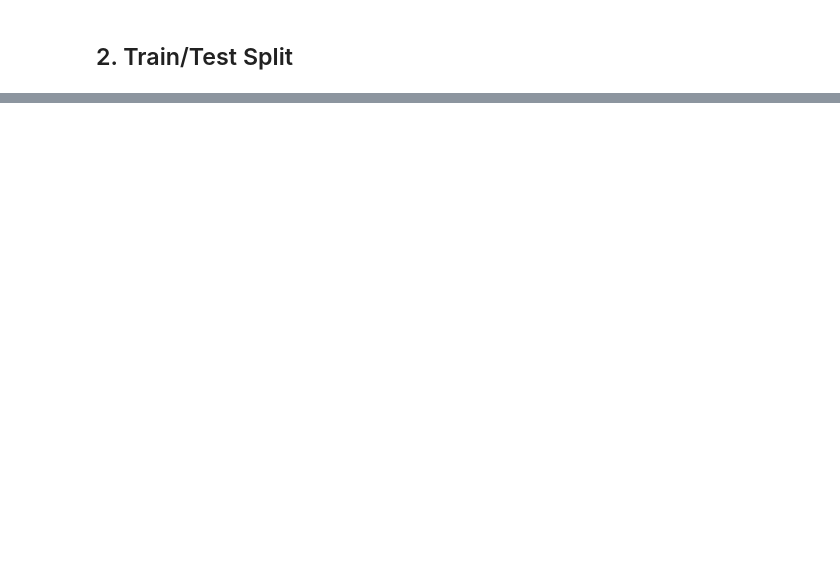
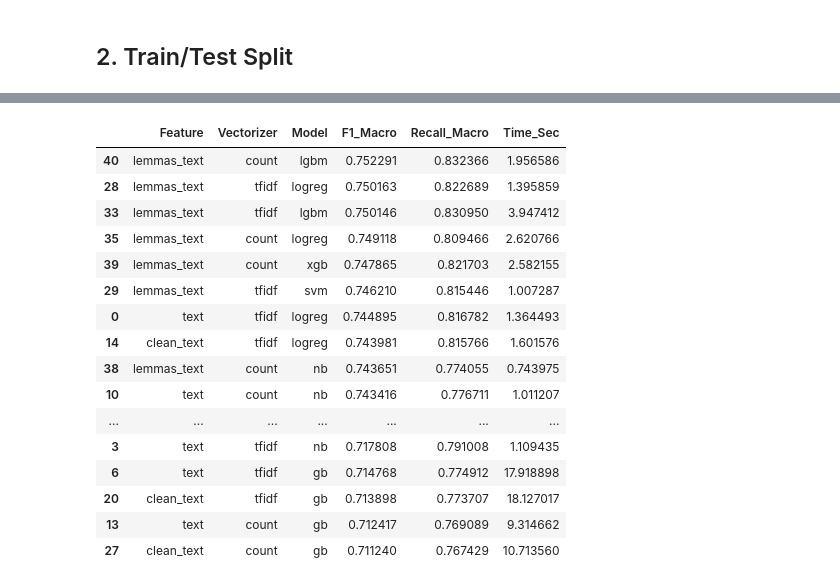
Before and after one commit to oteroantoniogom/SmartCities, a Jupyter notebook: notebooks/raa_phase3_models.ipynb, the cells around one changed output, grey strips where cells are left out. Saved outputs shown, nothing was run; the diff lists cells and outputs as text; code cells hidden in the pictures; blank space fills up the shorter version.

```diff
--- a/notebooks/raa_phase3_models.ipynb
+++ b/notebooks/raa_phase3_models.ipynb
@@ -31,11 +50,18 @@ df.head()
 # %% [markdown]
 ## 2. Train/Test Split
 # %%
-# Drop rows with NaN in text or sentiment (just safety)
+# Comprobamos que no hay filas vacías
 df = df.dropna(subset=['clean_text', 'sentiment_score'])
+balanced_df = balanced_df.dropna(subset=['clean_text', 'sentiment_score'])
 
 X = df['clean_text']
 y = df['sentiment_score']
 
+X_balanced = balanced_df['clean_text']
+y_balanced = balanced_df['sentiment_score']
+
 X_train, X_test, y_train, y_test = train_test_split(X, y, test_size=0.2, random_state=42, stratify=y)
 print(f"Train size: {len(X_train)}, Test size: {len(X_test)}")
+
+X_balanced_train, X_balanced_test, y_balanced_train, y_balanced_test = train_test_split(X_balanced, y_balanced, test_size=0.2, random_state=42, stratify=y_balanced)
+print(f"Train balanced size: {len(X_balanced_train)}, Test balanced size: {len(X_balanced_test)}")
@@ -45,9 +73,0 @@ We will test: Logistic Regression, SVM, Random Forest.
-# %%
-results = {}
-models = ['logreg', 'svm', 'rf']
-
-for m in models:
-    clf = SentimentClassifier(model_type=m)
-    clf.train(X_train, y_train)
-    res = clf.evaluate(X_test, y_test)
-    results[m] = res
@@ -74,0 +468,22 @@ plt.show()
+# %%
+# Mostrar tabla final
+df_results = pd.DataFrame(results_comparison)
+display(df_results.sort_values(by='F1_Macro', ascending=False))
+# %% [output]
+|  | Feature | Vectorizer | Model | F1_Macro | Recall_Macro | Time_Sec |
+| 40 | lemmas_text | count | lgbm | 0.752291 | 0.832366 | 1.956586 |
+| 28 | lemmas_text | tfidf | logreg | 0.750163 | 0.822689 | 1.395859 |
+| 33 | lemmas_text | tfidf | lgbm | 0.750146 | 0.830950 | 3.947412 |
+| 35 | lemmas_text | count | logreg | 0.749118 | 0.809466 | 2.620766 |
+| 39 | lemmas_text | count | xgb | 0.747865 | 0.821703 | 2.582155 |
+| 29 | lemmas_text | tfidf | svm | 0.746210 | 0.815446 | 1.007287 |
+| 0 | text | tfidf | logreg | 0.744895 | 0.816782 | 1.364493 |
+| 14 | clean_text | tfidf | logreg | 0.743981 | 0.815766 | 1.601576 |
+| 38 | lemmas_text | count | nb | 0.743651 | 0.774055 | 0.743975 |
+| 10 | text | count | nb | 0.743416 | 0.776711 | 1.011207 |
+| ... | ... | ... | ... | ... | ... | ... |
+| 3 | text | tfidf | nb | 0.717808 | 0.791008 | 1.109435 |
+| 6 | text | tfidf | gb | 0.714768 | 0.774912 | 17.918898 |
+| 20 | clean_text | tfidf | gb | 0.713898 | 0.773707 | 18.127017 |
+| 13 | text | count | gb | 0.712417 | 0.769089 | 9.314662 |
+| 27 | clean_text | count | gb | 0.711240 | 0.767429 | 10.713560 |
```
Also changed, not shown: parts of 22 cells of this notebook, 5 other files.
